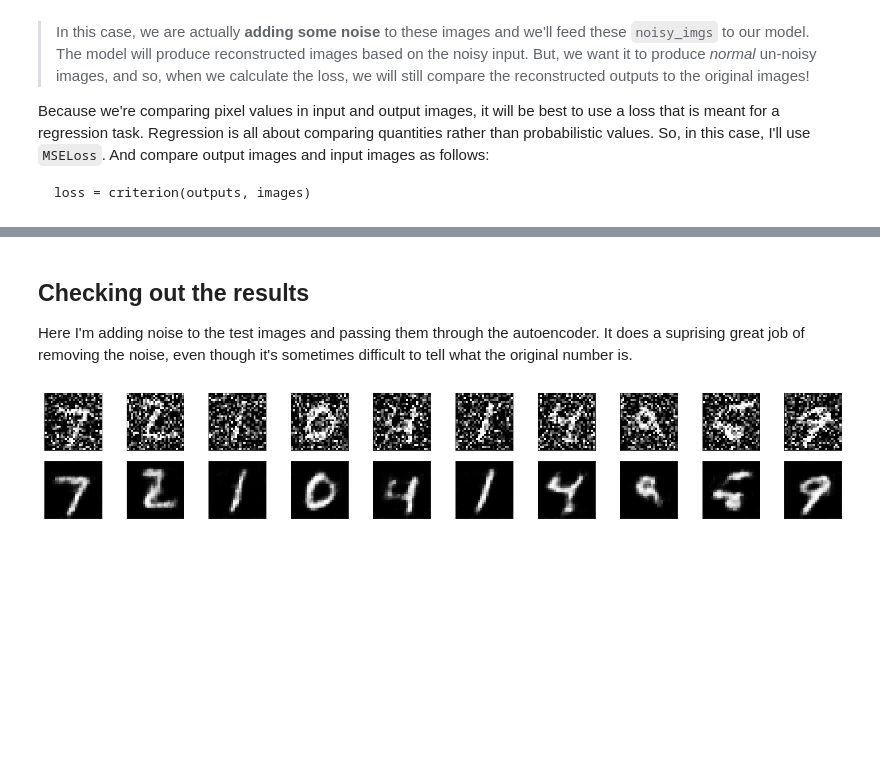
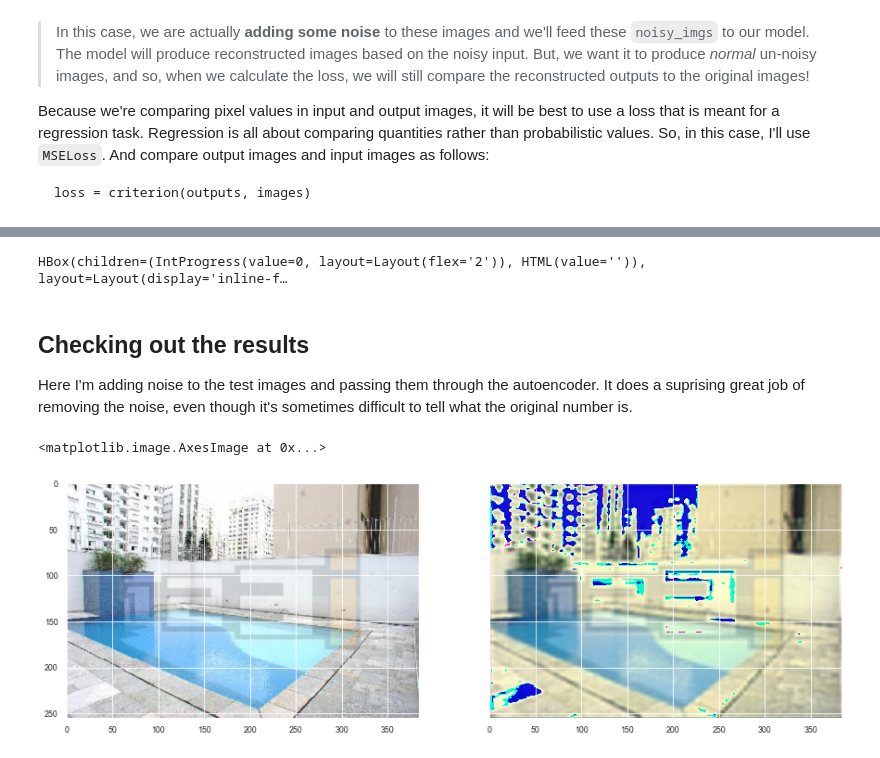
Before and after one commit to Fernandohf/unWaterMarked, a Jupyter notebook: unWaterMarked.ipynb, the cells around one changed output, grey strips where cells are left out. Saved outputs shown, nothing was run; the diff lists cells and outputs as text; code cells hidden in the pictures; blank space fills up the shorter version.

````diff
--- a/unWaterMarked.ipynb
+++ b/unWaterMarked.ipynb
@@ -160,6 +158,7 @@ class unWaterMarked(nn.Module):
 # %%
 # initialize the NN
-model = unWaterMarked()
+autoencoder_depth = [3, 32, 64, 128, 256, 512]
+model = unWaterMarked(autoencoder_depth)
 print(model)
 # %% [output]
 unWaterMarked(
@@ -191,3 +190,7 @@ Because we're comparing pixel values in input and output images, it will be best
 ```
 loss = criterion(outputs, images)
 ```
+# %%
+# Device
+device = 'cuda' if torch.cuda.is_available() else 'cpu'
+device
@@ -194 +199,4 @@ loss = criterion(outputs, images)
+# %%
+# Move model
+model = model.to(device)
 # %%
@@ -265,34 +225,41 @@ Epoch: 20       Training Loss: 0.522199
+# %%
+trainer.train(n_epochs=EPOCHS, print_every=400)
+# %% [output]
+HBox(children=(IntProgress(value=0, layout=Layout(flex='2')), HTML(value='')), layout=Layout(display='inline-f…
+# %%
+from train import find_best_model, load_checkpoint
+best_model = find_best_model()
+INIT_EPOCH = best_model['epoch']
+model, optimizer, scheduler, losses = load_checkpoint(best_model['path'], model,
+                                                      optimizer, scheduler, 'cuda')
 # %% [markdown]
 ## Checking out the results
 
 Here I'm adding noise to the test images and passing them through the autoencoder. It does a suprising great job of removing the noise, even though it's sometimes difficult to tell what the original number is.
 # %%
+import matplotlib.pyplot as plt
 # obtain one batch of test images
-dataiter = iter(test_loader)
-images, labels = dataiter.next()
-
-# add noise to the test images
-noisy_imgs = images + noise_factor * torch.randn(*images.shape)
-noisy_imgs = np.clip(noisy_imgs, 0., 1.)
+test_img = Image.open('test/1.jpg')
+test_img  = TRANSFORM_I(test_img)
+test_img = test_img.unsqueeze(0)
 
 # get sample outputs
-output = model(noisy_imgs)
+output = model(test_img.to(device))
 # prep images for display
-noisy_imgs = noisy_imgs.numpy()
 
 # output is resized into a batch of iages
-output = output.view(batch_size, 1, 28, 28)
+output = output.squeeze()
+test_img = test_img.squeeze()
 # use detach when it's an output that requires_grad
-output = output.detach().numpy()
+output = T.ToPILImage()(output.cpu().detach())
+img = T.ToPILImage()(test_img.cpu().detach())
 
 # plot the first ten input images and then reconstructed images
-fig, axes = plt.subplots(nrows=2, ncols=10, sharex=True, sharey=True, figsize=(25,4))
+fig, axes = plt.subplots(nrows=1, ncols=2, sharex=True, sharey=True, figsize=(15, 15))
 
 # input images on top row, reconstructions on bottom
-for noisy_imgs, row in zip([noisy_imgs, output], axes):
-    for img, ax in zip(noisy_imgs, row):
-        ax.imshow(np.squeeze(img), cmap='gray')
-        ax.get_xaxis().set_visible(False)
-        ax.get_yaxis().set_visible(False)
+axes[0].imshow(img)
+axes[1].imshow(output)
 # %% [output]
+<matplotlib.image.AxesImage at 0x...>
-[figure, old version]
+[figure, new version]
````
Also changed, not shown: parts of 16 cells of this notebook, 1 other file.
